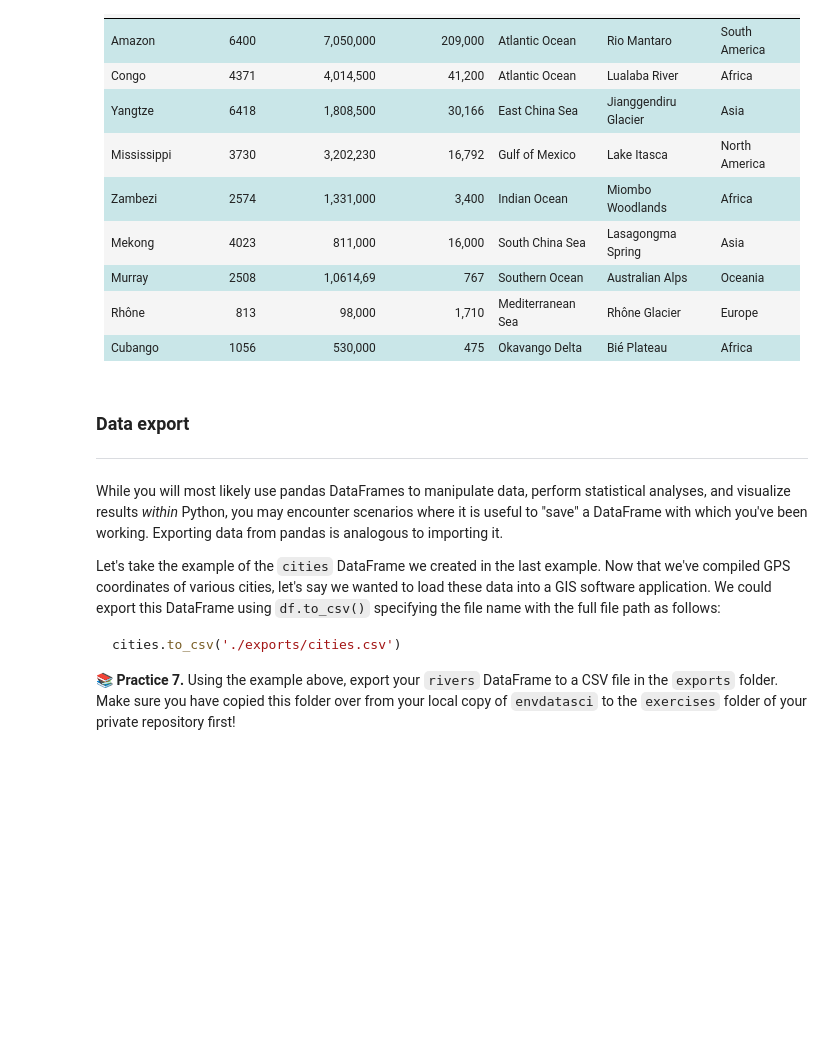
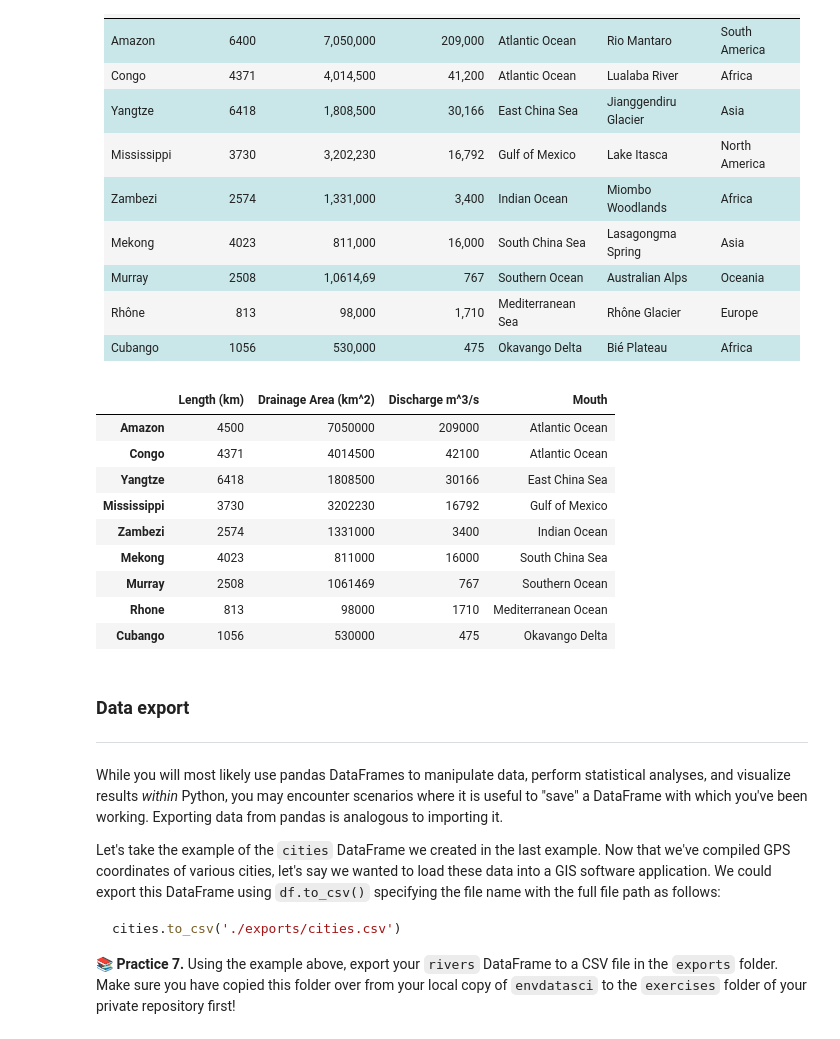
Before and after one commit to aksandhu23/eds-217, a Jupyter notebook: exercises/Exercise2-2_Pandas.ipynb, the cells around one changed output. Drawn from its saved outputs; the diff is of its cells as text; code cells hidden in the pictures; blank space fills up the shorter version.

Commit message:
data-time

```diff
--- a/exercises/Exercise2-2_Pandas.ipynb
+++ b/exercises/Exercise2-2_Pandas.ipynb
@@ -1278,6 +1317,28 @@ cities
   </tr>
 </table>
 </div>
+# %%
+river = pd.concat([df_3,df_4])
+more_data = pd.DataFrame({
+    'Discharge m^3/s':[209000, 42100, 30166, 16792, 3400, 16000, 767, 1710, 475],
+    'Mouth': ['Atlantic Ocean', 'Atlantic Ocean', 'East China Sea', 'Gulf of Mexico',
+              'Indian Ocean', 'South China Sea', 'Southern Ocean', 'Mediterranean Ocean',
+              'Okavango Delta']},
+    index = river.index
+)
+# more_data
+pd.concat([river, more_data], axis = 1)
+# %% [output]
+|  | Length (km) | Drainage Area (km^2) | Discharge m^3/s | Mouth |
+| Amazon | 4500 | 7050000 | 209000 | Atlantic Ocean |
+| Congo | 4371 | 4014500 | 42100 | Atlantic Ocean |
+| Yangtze | 6418 | 1808500 | 30166 | East China Sea |
+| Mississippi | 3730 | 3202230 | 16792 | Gulf of Mexico |
+| Zambezi | 2574 | 1331000 | 3400 | Indian Ocean |
+| Mekong | 4023 | 811000 | 16000 | South China Sea |
+| Murray | 2508 | 1061469 | 767 | Southern Ocean |
+| Rhone | 813 | 98000 | 1710 | Mediterranean Ocean |
+| Cubango | 1056 | 530000 | 475 | Okavango Delta |
 # %% [markdown]
 ### Data export
 <hr style="border-top: 0.2px solid gray; margin-top: 12px; margin-bottom: 1px"></hr>
```
Also changed, not shown: parts of 6 cells of this notebook.
